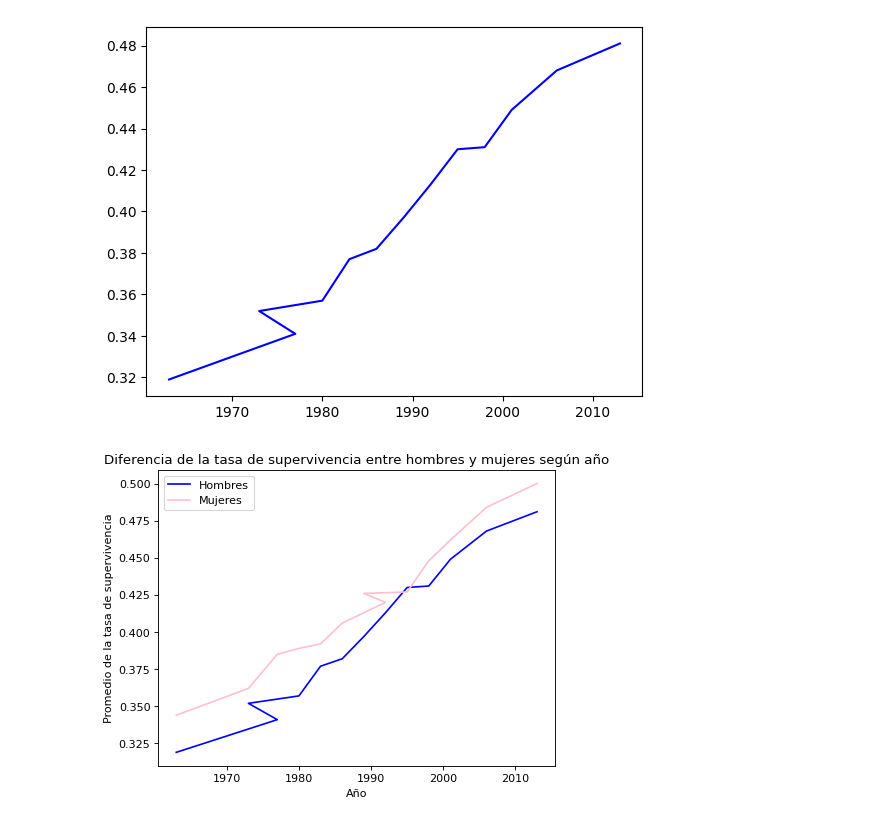
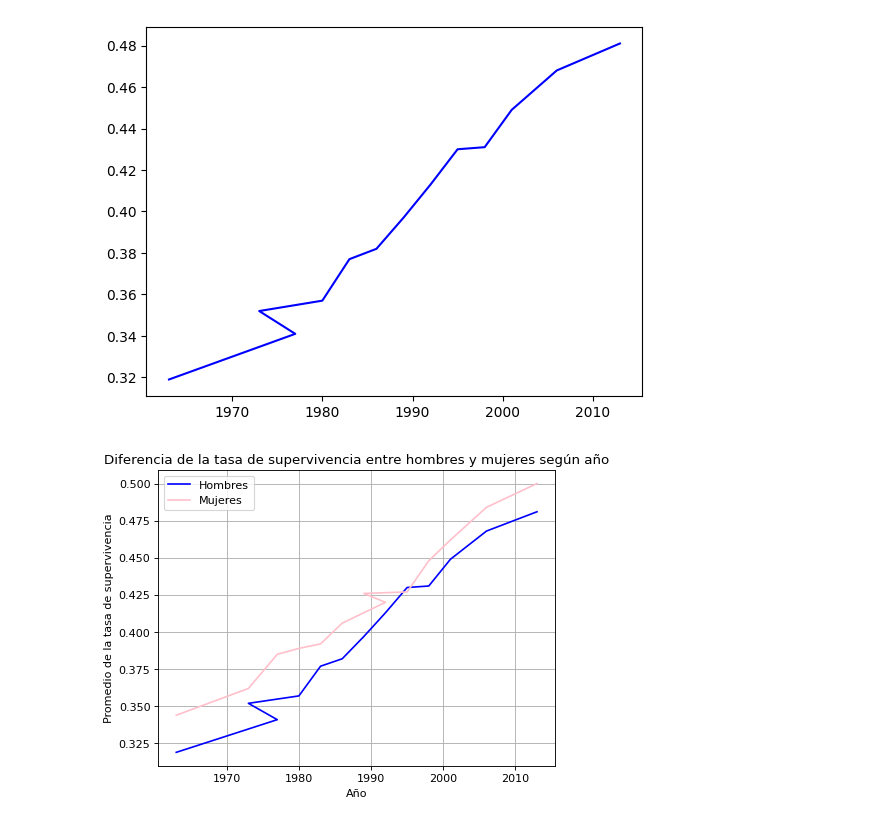
Before and after one commit to MarcosArAr/Proyectos, a Jupyter notebook: Ejercicio_de_visualizacion_de_datos.ipynb, the cells around one changed output. Cells and saved outputs as stored; diff of their text form; code cells hidden in the pictures.

```diff
--- a/Ejercicio_de_visualizacion_de_datos.ipynb
+++ b/Ejercicio_de_visualizacion_de_datos.ipynb
@@ -235,13 +235,16 @@ plt.plot(df_auxmal.index , df_auxmal["Survival Rate"].values, color="blue")
 [<matplotlib.lines.Line2D at 0x...>]
 [figure]
 # %%
+import matplotlib.pyplot as plt
+
 plt.figure(dpi=80)
 plt.plot(df_auxmal.index , df_auxmal["Survival Rate"].values, color="blue", label="Hombres")
 plt.plot(df_auxfem.index , df_auxfem["Survival Rate"].values, color="pink", label="Mujeres")
 plt.xlabel("Año")
 plt.ylabel("Promedio de la tasa de supervivencia")
 plt.title("Diferencia de la tasa de supervivencia entre hombres y mujeres según año")
+plt.grid()
 plt.legend()
 plt.show()
 # %% [output]
-[figure, old version]
+[figure, new version]
```
